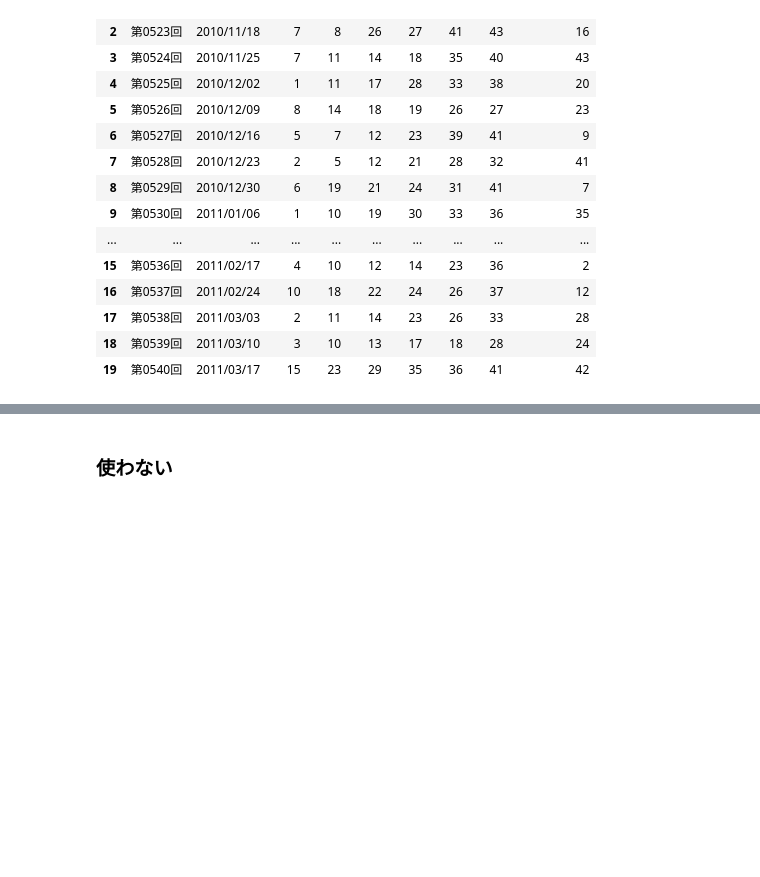
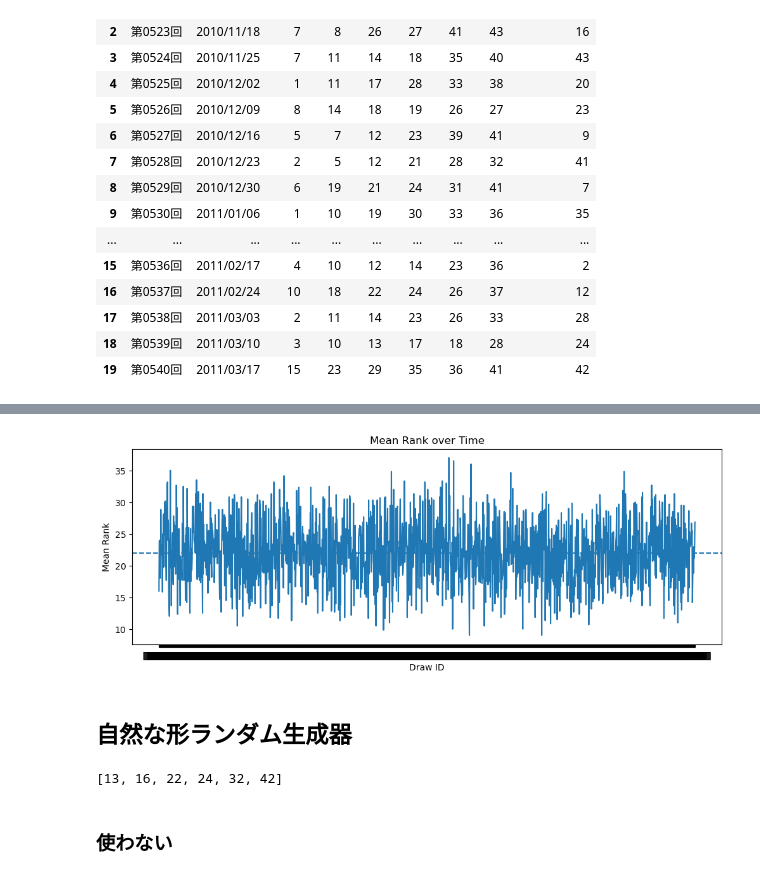
Before and after one commit to kimu0705/TAKARAKUJI, a Jupyter notebook: src/dev.ipynb, the cells around one changed output, grey strips where cells are left out. Saved outputs shown, nothing was run; the diff lists cells and outputs as text; code cells hidden in the pictures; blank space fills up the shorter version.

```diff
--- a/src/dev.ipynb
+++ b/src/dev.ipynb
@@ -345,3 +806,79 @@ results.to_csv(save_dir / "results.csv", sep="\t")
+# %%
+plt.figure(figsize=(12,4))
+plt.plot(df["回号"], df["mean_rank"])
+plt.axhline(df["mean_rank"].mean(), linestyle="--")
+plt.title("Mean Rank over Time")
+plt.xlabel("Draw ID")
+plt.ylabel("Mean Rank")
+plt.show()
+# %% [output]
+[figure, added]
+# %% [markdown]
+## 自然な形ランダム生成器
+# %%
+import pandas as pd
+import random
+from collections import Counter
+
+# ===== 設定 =====
+WINDOW = 50
+NUM_COLS = ["nm1","nm2","nm3","nm4","nm5","nm6"]
+
+# ===== ランク帯定義 =====
+def rank_zone(rank):
+    if rank <= 14:
+        return "top"
+    elif rank <= 29:
+        return "mid"
+    else:
+        return "low"
+
+# ===== 自然な形ランダム生成器 =====
+def generate_natural_numbers(df, structure=(2,2,2)):
+    """
+    structure = (top, mid, low)
+    """
+    df = df.sort_values("回号").reset_index(drop=True)
+
+    if len(df) < WINDOW:
+        raise ValueError("データが50回分未満です")
+
+    past = df.iloc[-WINDOW:]
+
+    # --- 直前50回の頻度集計 ---
+    nums = []
+    for _, row in past.iterrows():
+        nums.extend([row[c] for c in NUM_COLS])
+
+    freq = Counter(nums)
+
+    # --- ランキング作成 ---
+    all_nums = list(range(1, 44))
+    ranking = sorted(
+        all_nums,
+        key=lambda x: (-freq.get(x, 0), x)
+    )
+
+    rank_map = {num: r+1 for r, num in enumerate(ranking)}
+
+    # --- 帯ごとに分ける ---
+    zones = {"top": [], "mid": [], "low": []}
+    for n in all_nums:
+        zones[rank_zone(rank_map[n])].append(n)
+
+    # --- 各帯からランダム抽出 ---
+    result = []
+    result += random.sample(zones["top"], structure[0])
+    result += random.sample(zones["mid"], structure[1])
+    result += random.sample(zones["low"], structure[2])
+
+    return sorted(result)
+
+
+numbers = generate_natural_numbers(results, structure=(2,2,2))
+numbers
+# %% [output]
+[13, 16, 22, 24, 32, 42]
 # %% [markdown]
 ### 使わない
 # %%
```
Also changed, not shown: parts of 43 cells of this notebook, 8 other files.
